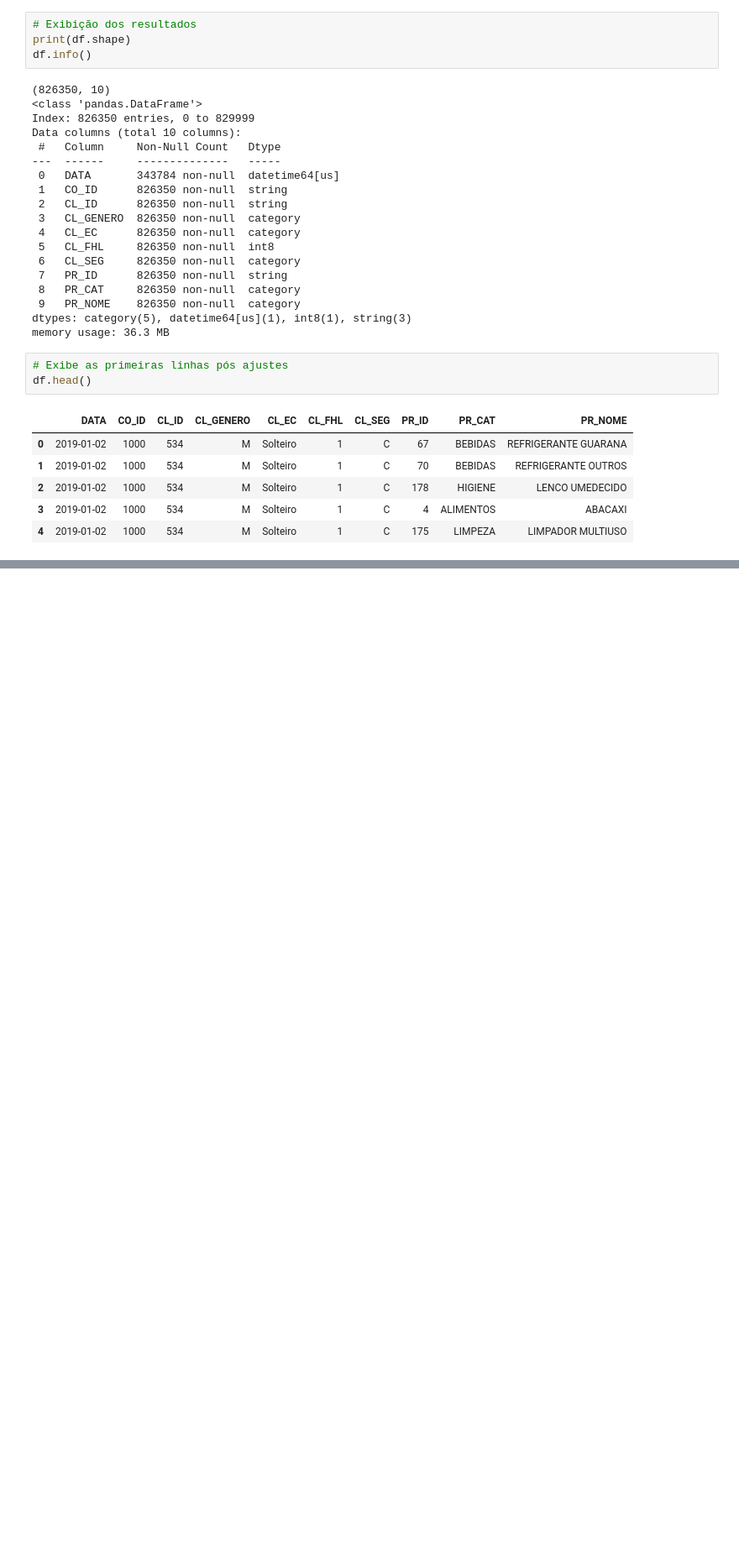
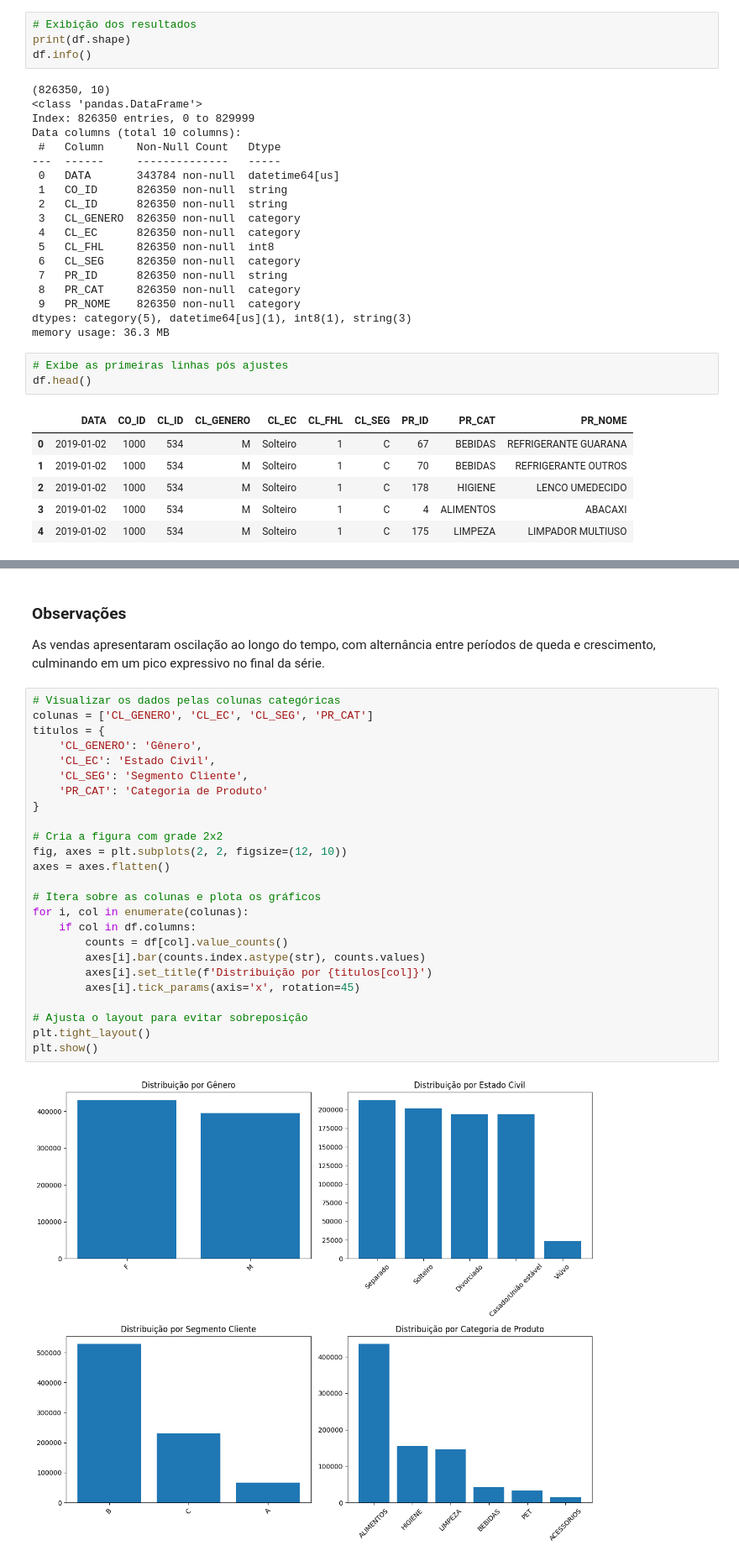
Before and after one commit to vieiradatalab/SCTEC_T1, a Jupyter notebook: analise_varejo.ipynb, the cells around one changed output, grey strips where cells are left out. Shown at 84% size. Cells and saved outputs as stored; diff of their text form; blank space fills up the shorter version.

```diff
--- a/analise_varejo.ipynb
+++ b/analise_varejo.ipynb
@@ -295,0 +340,30 @@ df.head()
+# %% [markdown]
+### Observações
+As vendas apresentaram oscilação ao longo do tempo, com alternância entre períodos de queda e crescimento, culminando em um pico expressivo no final da série.
+# %%
+# Visualizar os dados pelas colunas categóricas
+colunas = ['CL_GENERO', 'CL_EC', 'CL_SEG', 'PR_CAT']
+titulos = {
+    'CL_GENERO': 'Gênero',
+    'CL_EC': 'Estado Civil',
+    'CL_SEG': 'Segmento Cliente',
+    'PR_CAT': 'Categoria de Produto'
+}
+
+# Cria a figura com grade 2x2
+fig, axes = plt.subplots(2, 2, figsize=(12, 10))
+axes = axes.flatten()
+
+# Itera sobre as colunas e plota os gráficos
+for i, col in enumerate(colunas):
+    if col in df.columns:
+        counts = df[col].value_counts()
+        axes[i].bar(counts.index.astype(str), counts.values)
+        axes[i].set_title(f'Distribuição por {titulos[col]}')
+        axes[i].tick_params(axis='x', rotation=45)
+
+# Ajusta o layout para evitar sobreposição
+plt.tight_layout()
+plt.show()
+# %% [output]
+[figure, added]
```
Also changed, not shown: parts of 9 cells of this notebook.
